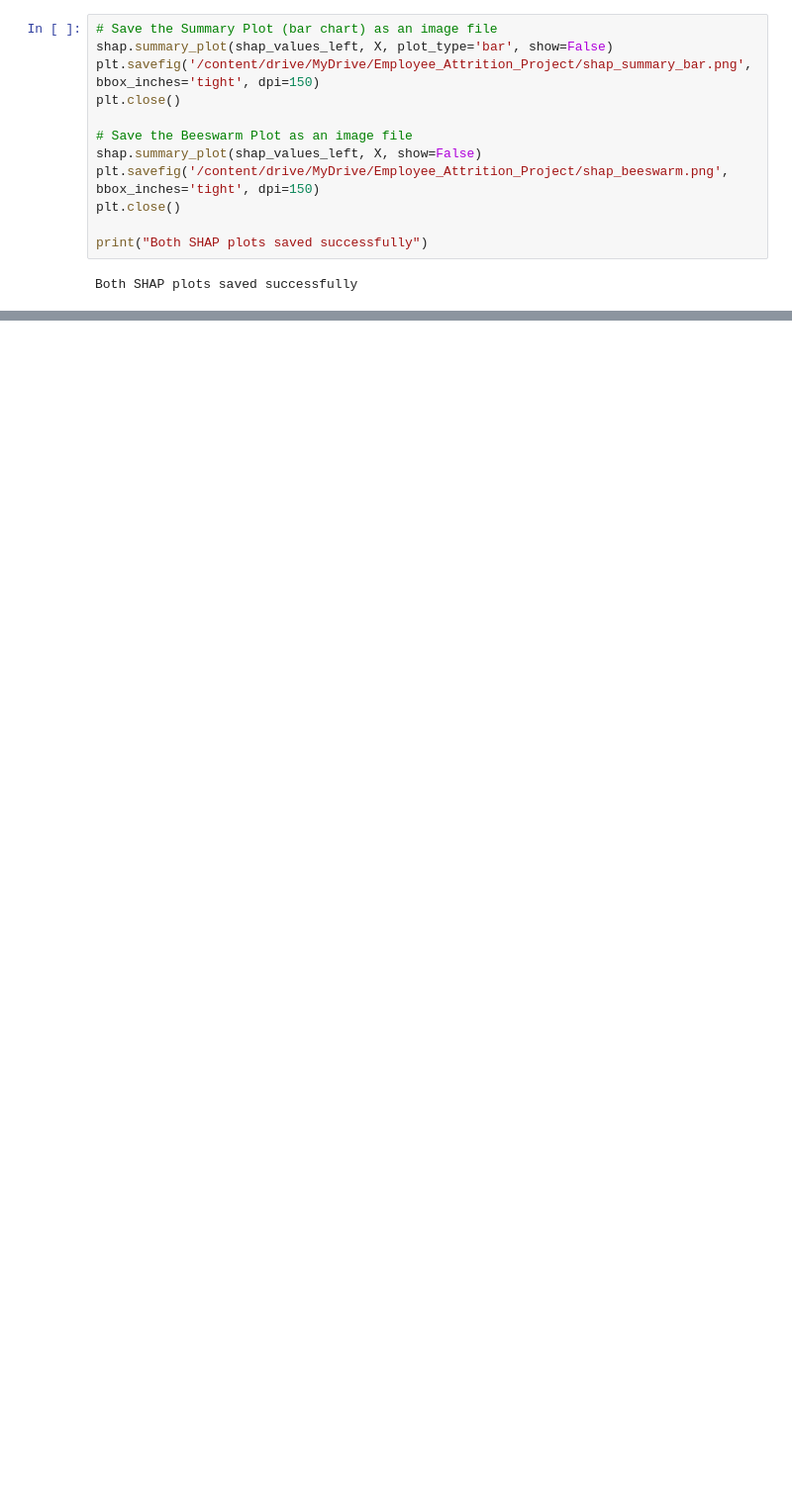
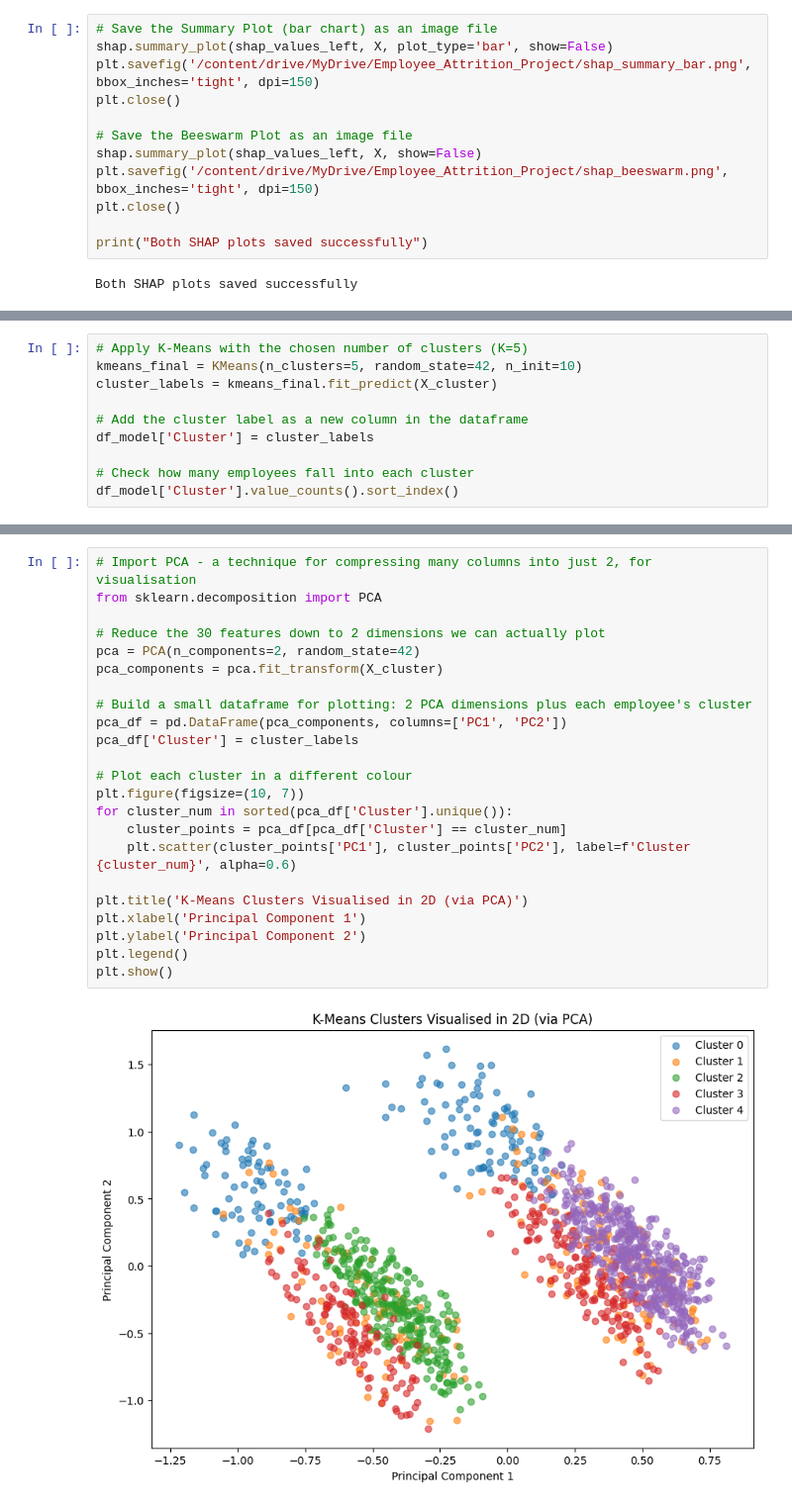
Before and after one commit to zainaahamed-work/Employee-Attrition-Analytics-XAI, a Jupyter notebook: Employee_Attrition_Project.ipynb, the cells around one changed output, grey strips where cells are left out. Shown at 99% size. Cells and saved outputs as stored; diff of their text form; blank space fills up the shorter version.

```diff
--- a/Employee_Attrition_Project.ipynb
+++ b/Employee_Attrition_Project.ipynb
@@ -487,0 +517,10 @@ Both SHAP plots saved successfully
+# %%
+# Apply K-Means with the chosen number of clusters (K=5)
+kmeans_final = KMeans(n_clusters=5, random_state=42, n_init=10)
+cluster_labels = kmeans_final.fit_predict(X_cluster)
+
+# Add the cluster label as a new column in the dataframe
+df_model['Cluster'] = cluster_labels
+
+# Check how many employees fall into each cluster
+df_model['Cluster'].value_counts().sort_index()
@@ -487,0 +578,25 @@ Both SHAP plots saved successfully
+# %%
+# Import PCA - a technique for compressing many columns into just 2, for visualisation
+from sklearn.decomposition import PCA
+
+# Reduce the 30 features down to 2 dimensions we can actually plot
+pca = PCA(n_components=2, random_state=42)
+pca_components = pca.fit_transform(X_cluster)
+
+# Build a small dataframe for plotting: 2 PCA dimensions plus each employee's cluster
+pca_df = pd.DataFrame(pca_components, columns=['PC1', 'PC2'])
+pca_df['Cluster'] = cluster_labels
+
+# Plot each cluster in a different colour
+plt.figure(figsize=(10, 7))
+for cluster_num in sorted(pca_df['Cluster'].unique()):
+    cluster_points = pca_df[pca_df['Cluster'] == cluster_num]
+    plt.scatter(cluster_points['PC1'], cluster_points['PC2'], label=f'Cluster {cluster_num}', alpha=0.6)
+
+plt.title('K-Means Clusters Visualised in 2D (via PCA)')
+plt.xlabel('Principal Component 1')
+plt.ylabel('Principal Component 2')
+plt.legend()
+plt.show()
+# %% [output]
+[figure, added]
```
Also changed, not shown: parts of 7 cells of this notebook.
